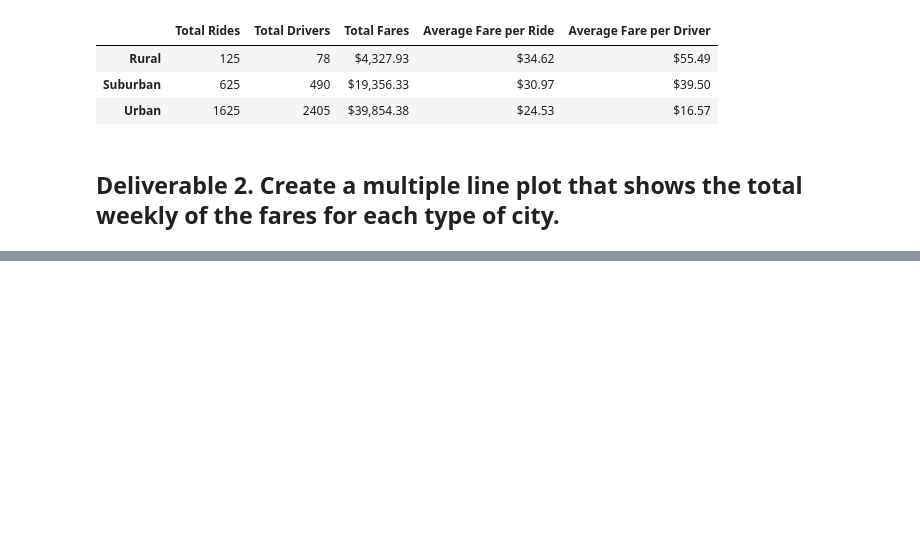
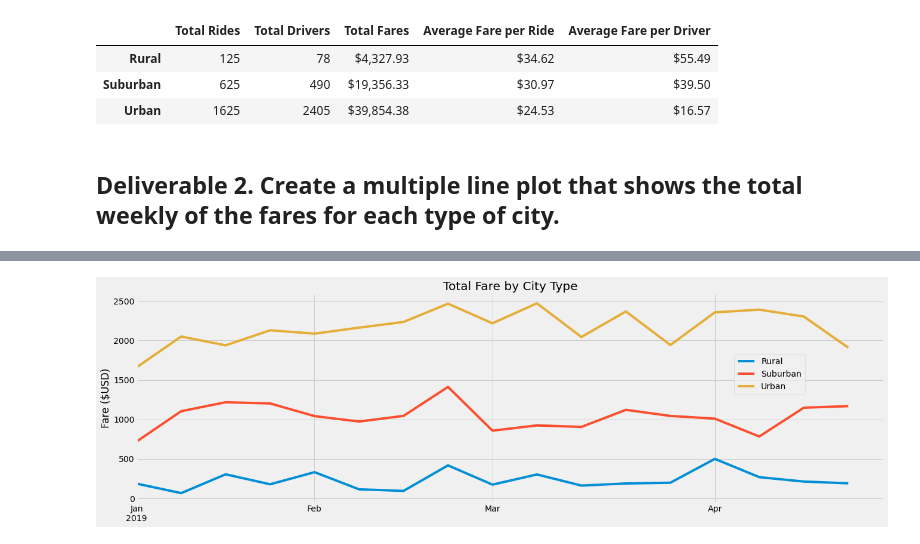
Before and after one commit to cdeanatx/Pyber_Analysis, a Jupyter notebook: PyBer_Challenge.ipynb, the cells around one changed output, grey strips where cells are left out. Saved outputs shown, nothing was run; the diff lists cells and outputs as text; code cells hidden in the pictures; blank space fills up the shorter version.

```diff
--- a/PyBer_Challenge.ipynb
+++ b/PyBer_Challenge.ipynb
@@ -82,3 +130,5 @@ pyber_summary_df
 # %%
 # 4. Create a pivot table with the 'date' as the index, the columns ='type', and values='fare'
 # to get the total fares for each type of city by the date.
+pyber_data_multi_df = pyber_data_multi_df.pivot(index='date', columns='type', values='fare')
+pyber_data_multi_df.tail(10)
@@ -85,2 +148,4 @@ pyber_summary_df
 # %%
 # 5. Create a new DataFrame from the pivot table DataFrame using loc on the given dates, '2019-01-01':'2019-04-29'.
+pyber_data_filter_df = pyber_data_multi_df.loc['2019-01-01':'2019-04-28']
+pyber_data_filter_df
@@ -87,5 +167,5 @@ pyber_summary_df
 # %%
 # 6. Set the "date" index to datetime datatype. This is necessary to use the resample() method in Step 8.
-# df.index = pd.to_datetime(df.index)
+pyber_data_filter_df.index = pd.to_datetime(pyber_data_filter_df.index)
 # %%
 # 7. Check that the datatype for the index is datetime using df.info()
@@ -92,2 +184,4 @@ pyber_summary_df
 # %%
 # 8. Create a new DataFrame using the "resample()" function by week 'W' and get the sum of the fares for each week.
+pyber_data_resample_df = pyber_data_filter_df.resample("W").sum()
+pyber_data_resample_df
@@ -100,0 +208,29 @@ style.use('fivethirtyeight')
+# %%
+# 8. Using the object-oriented interface method, plot the resample DataFrame using the df.plot() function.
+
+# Import the style from Matplotlib.
+from matplotlib import style
+# Use the graph style fivethirtyeight.
+style.use('fivethirtyeight')
+
+# Create the figure
+fig, ax = plt.subplots(figsize=(20,6))
+
+# Plot the 3 series
+ax.plot(pyber_data_resample_df.index, pyber_data_resample_df.Rural, label='Rural')
+ax.plot(pyber_data_resample_df.index, pyber_data_resample_df.Suburban, label='Suburban')
+ax.plot(pyber_data_resample_df.index, pyber_data_resample_df.Urban, label='Urban')
+
+# Format the graph
+x_labels = ['Jan', 'Feb', 'Mar', 'Apr']
+ax.set_ylabel('Fare ($USD)')
+ax.legend(bbox_to_anchor=(0,.5,.9,.5))
+ax.set_title('Total Fare by City Type')
+ax.set_xticks(['2019-01-06', '2019-02-03', '2019-03-03', '2019-04-07'])
+ax.set_xticklabels(['Jan\n2019', 'Feb', 'Mar', 'Apr'])
+ax.set_xlim(pyber_data_resample_df.index[0])
+
+# Save the figure
+plt.savefig('analysis/PyBer_fare_summary.png')
+# %% [output]
+[figure, added]
```
Also changed, not shown: parts of 8 cells of this notebook, 1 other file.
